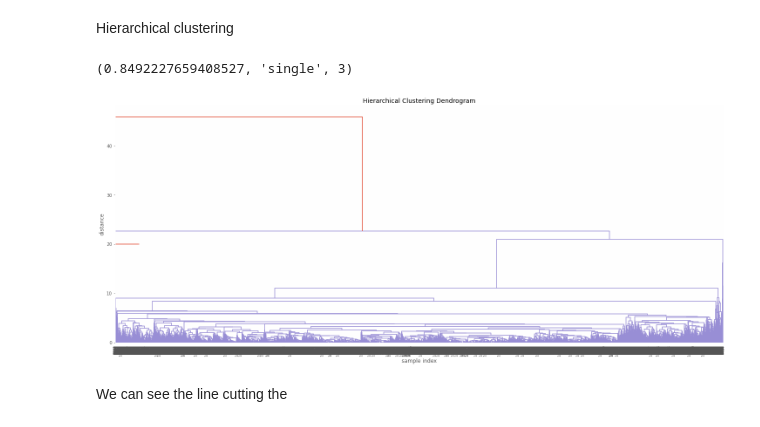
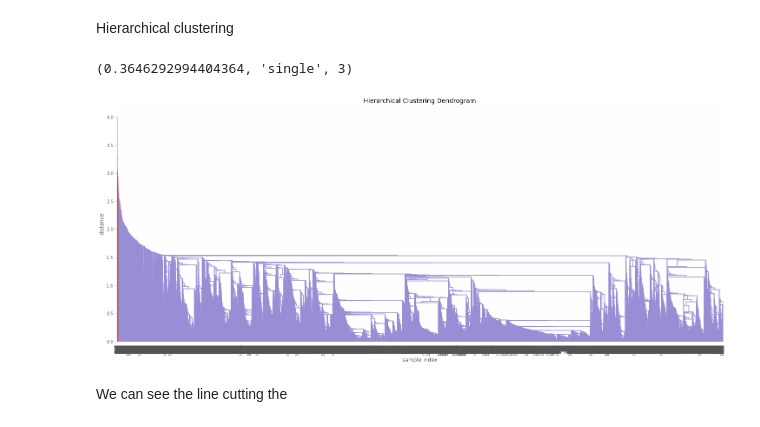
Before and after one commit to matanini/startup_classifier, a Jupyter notebook: unsupervised.ipynb, the cells around one changed output. Drawn from its saved outputs; the diff is of its cells as text; code cells hidden in the pictures.

```diff
--- a/unsupervised.ipynb
+++ b/unsupervised.ipynb
@@ -11,0 +3,6 @@ df.loc[(df["status"]==0)|(df['total_raised']<=success_rate), 'succeeded'] = 0
+# %%
+bin_df = pd.read_csv('data/dataframes/df_after_cols_reduction.csv').iloc[:,1:]
+pca_df = pd.read_csv('data/dataframes/pca_df.csv').iloc[:,1:]
+
+print(f'Binary dataframe shape: {bin_df.shape}')
+print(f'PCA dataframe shape: {pca_df.shape}')
@@ -12,16 +12,29 @@ df.loc[(df["status"]==0)|(df['total_raised']<=success_rate), 'succeeded'] = 0
 # %%
-cat_cols = ['founded', 'business model','employees','product stage','status','fund_stage','succeeded']
+cat_cols = ['founded', 'business model','employees','product stage','status','fund_stage','suceeded']
 num_cols = ['total_raised','total_rounds', 'investors','ipo_price', 'geo_market_per']
-tag_cols = [col for col in df.columns if col.startswith('tag_')]
-targetmarket_cols = [col for col in df.columns if col.startswith('targetmarket_')]
-sector_list = [col for col in df.columns if col.startswith("sector_")]
-target_ind_list = [col  for col in df.columns if col.startswith("target_industry_")]
-technology_list = [col  for col in df.columns if col.startswith("core_technology_")]
+tag_cols = [col for col in bin_df.columns if col.startswith('tag_')]
+targetmarket_cols = [col for col in bin_df.columns if col.startswith('targetmarket_')]
+sector_list = [col for col in bin_df.columns if col.startswith("sector_")]
+target_ind_list = [col  for col in bin_df.columns if col.startswith("industry_")]
+technology_list = [col  for col in bin_df.columns if col.startswith("technology_")]
+
+pca_cols = [col for col in pca_df.columns[2:] if col not in cat_cols and col not in num_cols]
 bin_cols = tag_cols + targetmarket_cols + sector_list + target_ind_list + technology_list
 # %%
-# X1 is the entire table without company name and about
+# X1 is the entire data without company name and about
 
-X1 = df.iloc[:,2:]
-print(X1.shape)
+X1 = bin_df.iloc[:,2:]
+print(f'X1 shape: {X1.shape}')
 df_scaled = scale_dataset(X1)
+
+# X2 is the data without the binary columns
+
+X2 = bin_df[cat_cols+num_cols]
+print(f'X2 shape: {X2.shape}')
+df_scaled2 = scale_dataset(X2)
+
+# X3 is the PCA data
+X3 = pca_df[pca_cols]
+print(f'X3 shape: {X3.shape}')
+df_scaled3 = scale_dataset(X3)
 # %% [output]
@@ -60,28 +69,28 @@ best_score, best_linkage, best_n
 # Perform hierarchical clustering on X2 - no binary columns
 # ~ 2 min runtime
 
-df2_model, best_score, best_linkage, best_n = get_best_linkage_method(df_scaled2, range(3,10), ['ward', 'complete', 'average', 'single'])
+df2_model, best_score, best_linkage, best_n = get_best_linkage_method(df_scaled3, range(3,10), ['ward', 'complete', 'average', 'single'])
 best_score, best_linkage, best_n
 # %% [output]
-(0.8492227659408527, 'single', 3)
+(0.3646292994404364, 'single', 3)
 # %%
 # Plotting dendrogram for best_linkage param
 # ~ 4 min runtime
 
-Z = linkage(df_scaled2, 'average') # generate the linkage array
+Z = linkage(df_scaled3, 'single') # generate the linkage array
 # dendrogram plot
 plt.figure(figsize=(25, 10))
 plt.title('Hierarchical Clustering Dendrogram')
 plt.xlabel('sample index')
 plt.ylabel('distance')
 dendrogram(Z,
     leaf_rotation=90.,  # rotates the x axis labels
     leaf_font_size=8.,  # font size for the x axis labels
 )
 plt.hlines(20, 0, 4000)
 plt.show()
 # %% [output]
-[figure, old version]
+[figure, new version]
 # %% [markdown]
 We can see the line cutting the
 # %% [markdown]
```
Also changed, not shown: parts of 8 cells of this notebook, 9 other files.
